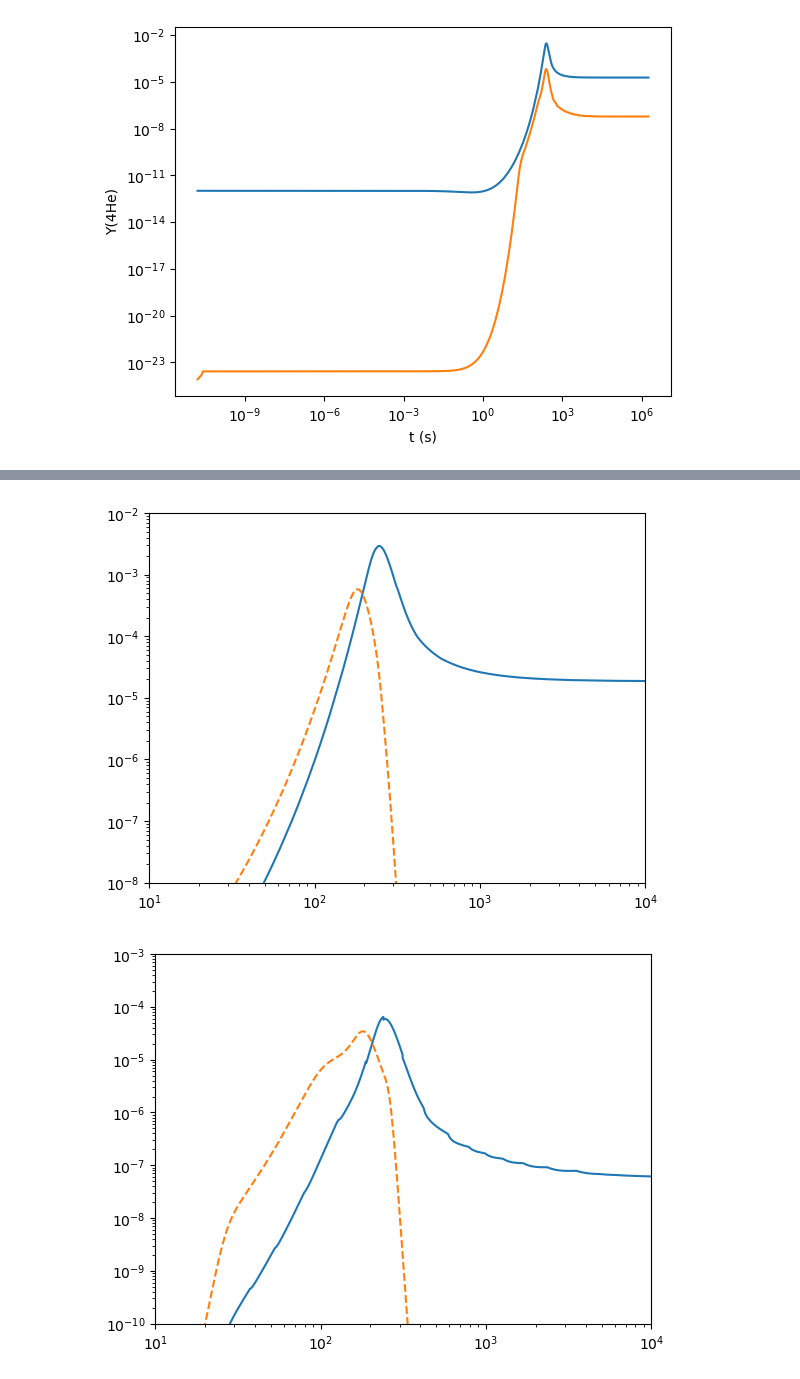
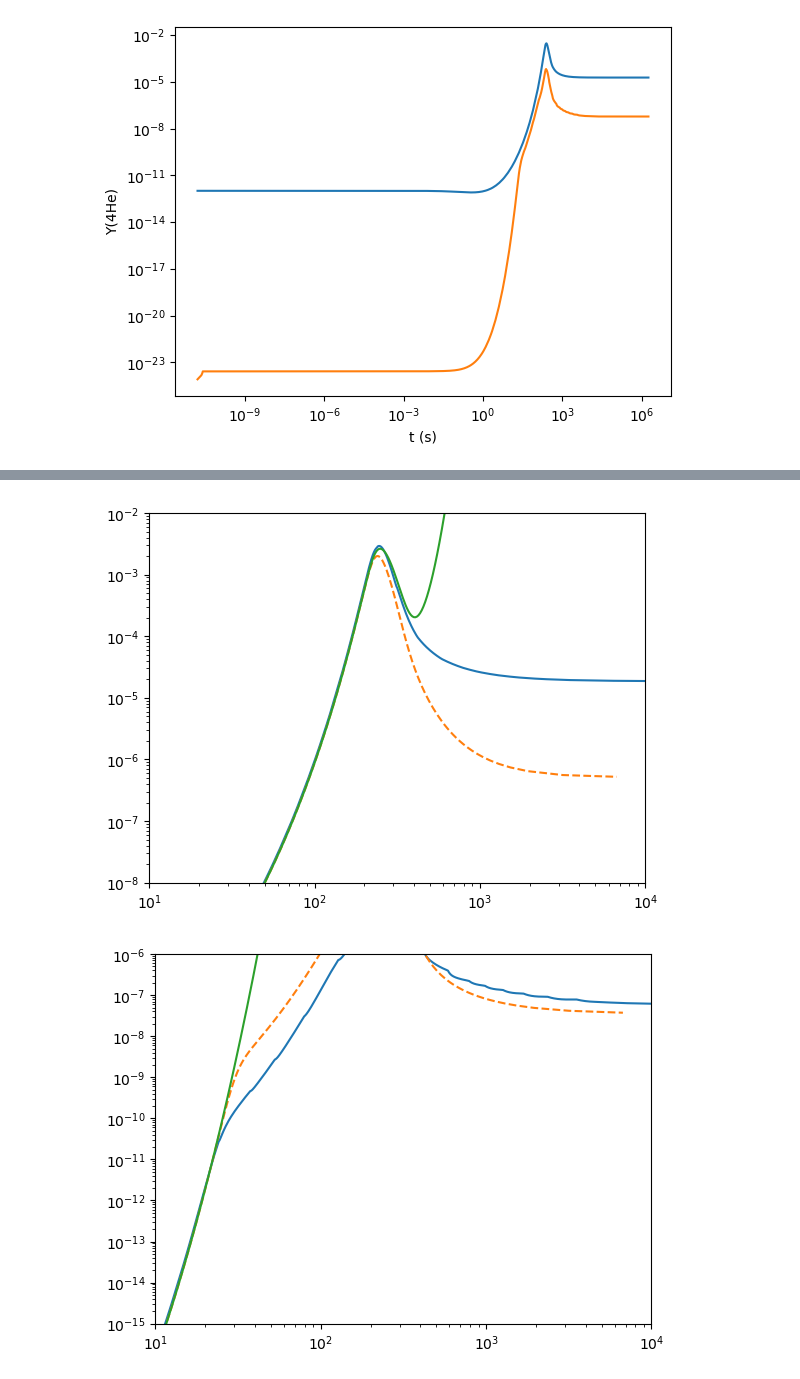
Before and after one commit to nuLABatUSD/BBN_evolve, a Jupyter notebook: runBBN.ipynb, the cells around one changed output, grey strips where cells are left out. Drawn from its saved outputs; the diff is of its cells as text; code cells hidden in the pictures.

```diff
--- a/runBBN.ipynb
+++ b/runBBN.ipynb
@@ -136,7 +136,7 @@ for i in range(len(a_total)):
     Y7LI[i] = y_total[i,10]
     Y6LI[i] = y_total[i,11]
 
-    nseval[:,i] = nse.nse(y_total[i,0] , y_total[i,2] , y_total[i,3] , y_total[i,4])
+    nseval[:,i] = nse.nse(y_total[i,0] , y_total[i,2] , y_total[i,3] , y_total[i,4],)
 plt.figure()
 plt.loglog(Tcm,YP)
 plt.title("YP")
@@ -182,20 +182,23 @@ plt.figure()
 plt.figure()
 plt.loglog(data['t (s)'], data['Y(2H)'])
 plt.loglog(y_total[:,1] * hbar, y_total[:,3+nse.H2_INDEX], ls='--')
+plt.loglog(y_total[:,1] * hbar , nseval[2,:])
 plt.xlim(10, 1e4)
 plt.ylim(1e-8, 1e-2)
+
 plt.show()
 # %% [output]
-[figure, old version]
+[figure, new version]
 # %%
 plt.figure()
 plt.loglog(data['t (s)'], data['Y(3H)'])
 plt.loglog(y_total[:,1] * hbar, y_total[:,3+nse.H3_INDEX], ls='--')
+plt.loglog(y_total[:,1] * hbar , nseval[3,:])
 plt.xlim(10, 1e4)
-plt.ylim(1e-10, 1e-3)
+plt.ylim(1e-15, 1e-6)
 plt.show()
 # %% [output]
-[figure, old version]
+[figure, new version]
 # %%
 plt.figure()
 plt.loglog(data['t (s)'], data['Y(3He)'])
```
Also changed, not shown: parts of 5 cells of this notebook, 6 other files.
